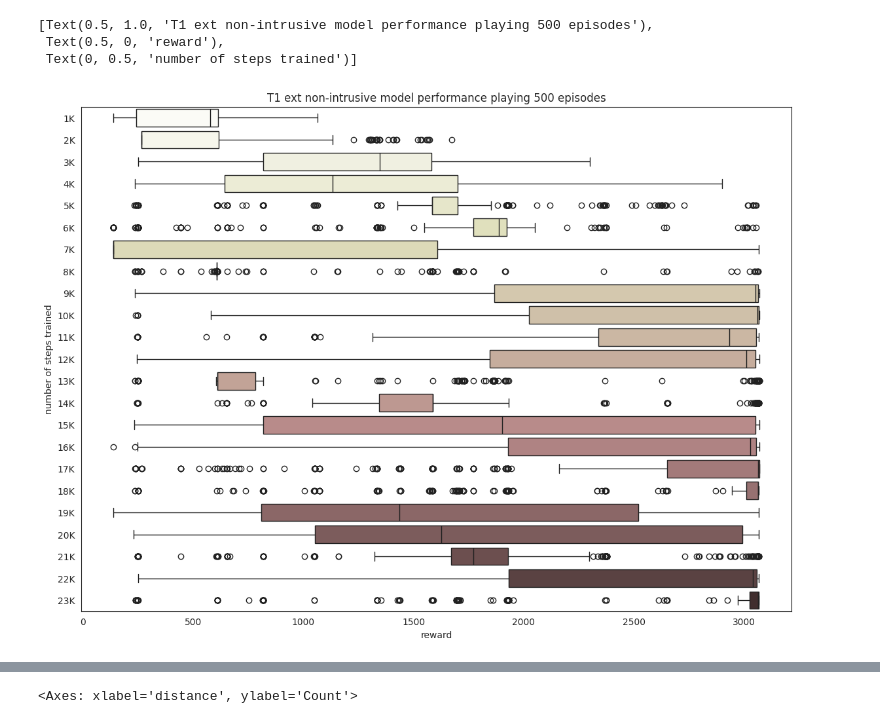
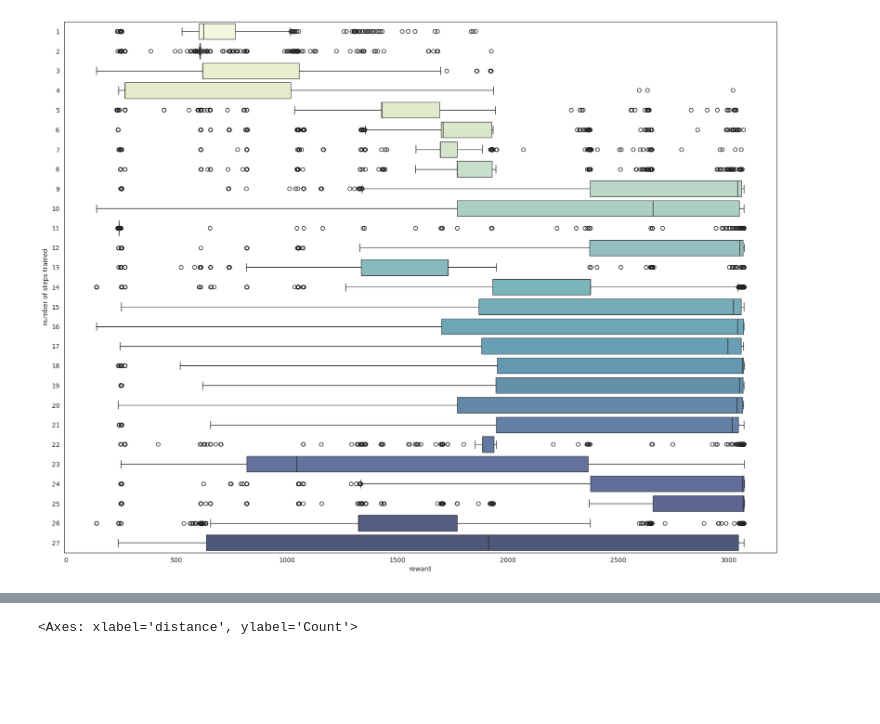
Before and after one commit to aggravated-monster/master, a Jupyter notebook: mario_visualisation/comp.ipynb, the cells around one changed output, grey strips where cells are left out. Cells and saved outputs as stored; diff of their text form; code cells hidden in the pictures; blank space fills up the shorter version.

```diff
--- a/mario_visualisation/comp.ipynb
+++ b/mario_visualisation/comp.ipynb
@@ -39,0 +92,4 @@ sns.catplot(data=df_T1, kind="bar", x="display_name", y="flag", errorbar=None, a
+# %%
+sns.set_style("white")
+fig = sns.catplot(data=df_T2_ext_ni, kind="bar", x="display_name", y="flag", errorbar=None, legend=None, alpha=.6, hue='display_name', palette='YlOrRd', height=8).set(xlabel="Number of steps trained (x100K)", ylabel="Average number of wins")
+plt.savefig("./playing_wins_T2_ext_ni.png")
@@ -39,0 +98,4 @@ sns.catplot(data=df_T1, kind="bar", x="display_name", y="flag", errorbar=None, a
+# %%
+sns.set_style("white")
+fig = sns.catplot(data=df_C1_ext_ni, kind="bar", x="display_name", y="flag", errorbar=None, legend=None, alpha=.6, hue='display_name', palette='YlOrRd', height=8).set(xlabel="Number of steps trained (x100K)", ylabel="Average number of wins")
+plt.savefig("./playing_wins_C1_ext_ni.png")
@@ -40,6 +104,7 @@ sns.catplot(data=df_T1, kind="bar", x="display_name", y="flag", errorbar=None, a
 # %%
-plt.figure(figsize=(14, 10))
+plt.figure(figsize=(20, 15))
 sns.set_style("white")
-sns.set_palette(palette='PuBuGn', desat=0.9, n_colors=23)
-sns.boxplot(x ="reward", y="display_name", data = df_B1, hue="display_name", legend=False).set(title='B1 model performance playing 500 episodes', xlabel="reward", ylabel="number of steps trained")
+sns.set_palette(palette='pink_r', desat=0.9, n_colors=23)
+sns.boxplot(x="reward", y="display_name", data = df_B1, hue="display_name", legend=False, boxprops=dict(alpha=.8)).set(xlabel="reward", ylabel="number of steps trained")
+plt.savefig("./playing_rewards_B1.png")
 # %% [output]
@@ -59,0 +120,6 @@ sns.boxplot(x ="reward", y="display_name", data = df_B2, hue="display_name", leg
+# %%
+plt.figure(figsize=(20, 15))
+sns.set_style("white")
+sns.set_palette(palette='YlGnBu', desat=0.8, n_colors=34)
+ax = sns.boxplot(x ="reward", y="display_name", data = df_T1_ni, hue="display_name", legend=False, boxprops=dict(alpha=.8)).set(xlabel="reward", ylabel="number of steps trained")
+plt.savefig("./playing_rewards_T1_ni.png")
@@ -60,9 +128,8 @@ sns.boxplot(x ="reward", y="display_name", data = df_B2, hue="display_name", leg
 # %%
-plt.figure(figsize=(14, 10))
+plt.figure(figsize=(20, 15))
 sns.set_style("white")
-sns.boxplot(x ="reward", y="display_name", data = df_T1, hue="display_name", legend=False).set(title='T1 ext non-intrusive model performance playing 500 episodes', xlabel="reward", ylabel="number of steps trained")
+sns.set_palette(palette='YlGnBu', desat=0.8, n_colors=27)
+sns.boxplot(x ="reward", y="display_name", data = df_P1_ni, hue="display_name", legend=False, boxprops=dict(alpha=.8)).set(xlabel="reward", ylabel="number of steps trained")
+plt.savefig("./playing_rewards_P1_ni.png")
 # %% [output]
-[Text(0.5, 1.0, 'T1 ext non-intrusive model performance playing 500 episodes'),
- Text(0.5, 0, 'reward'),
- Text(0, 0.5, 'number of steps trained')]
-[figure, old version]
+[figure, new version]
```
Also changed, not shown: parts of 27 cells of this notebook, 24 other files.
